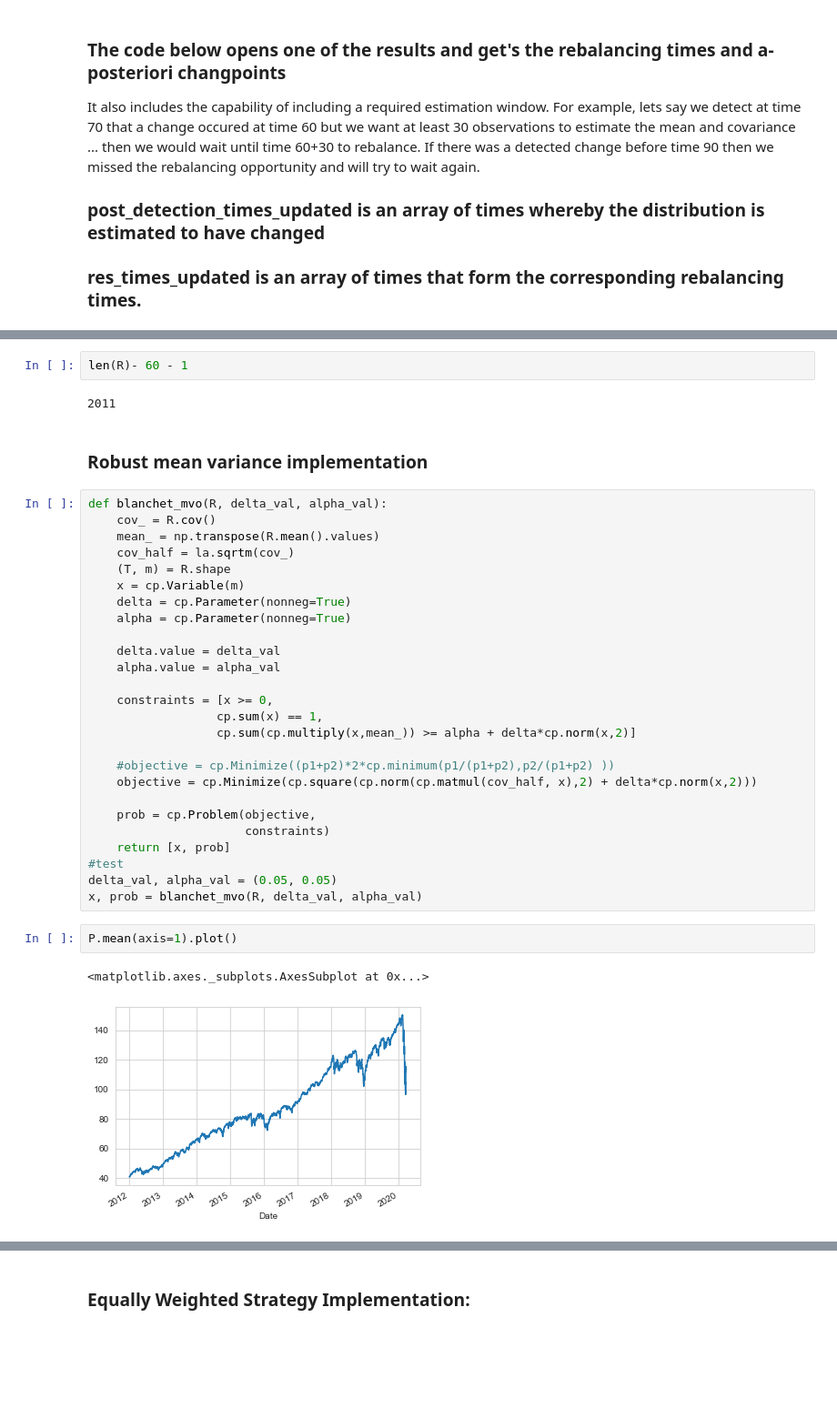
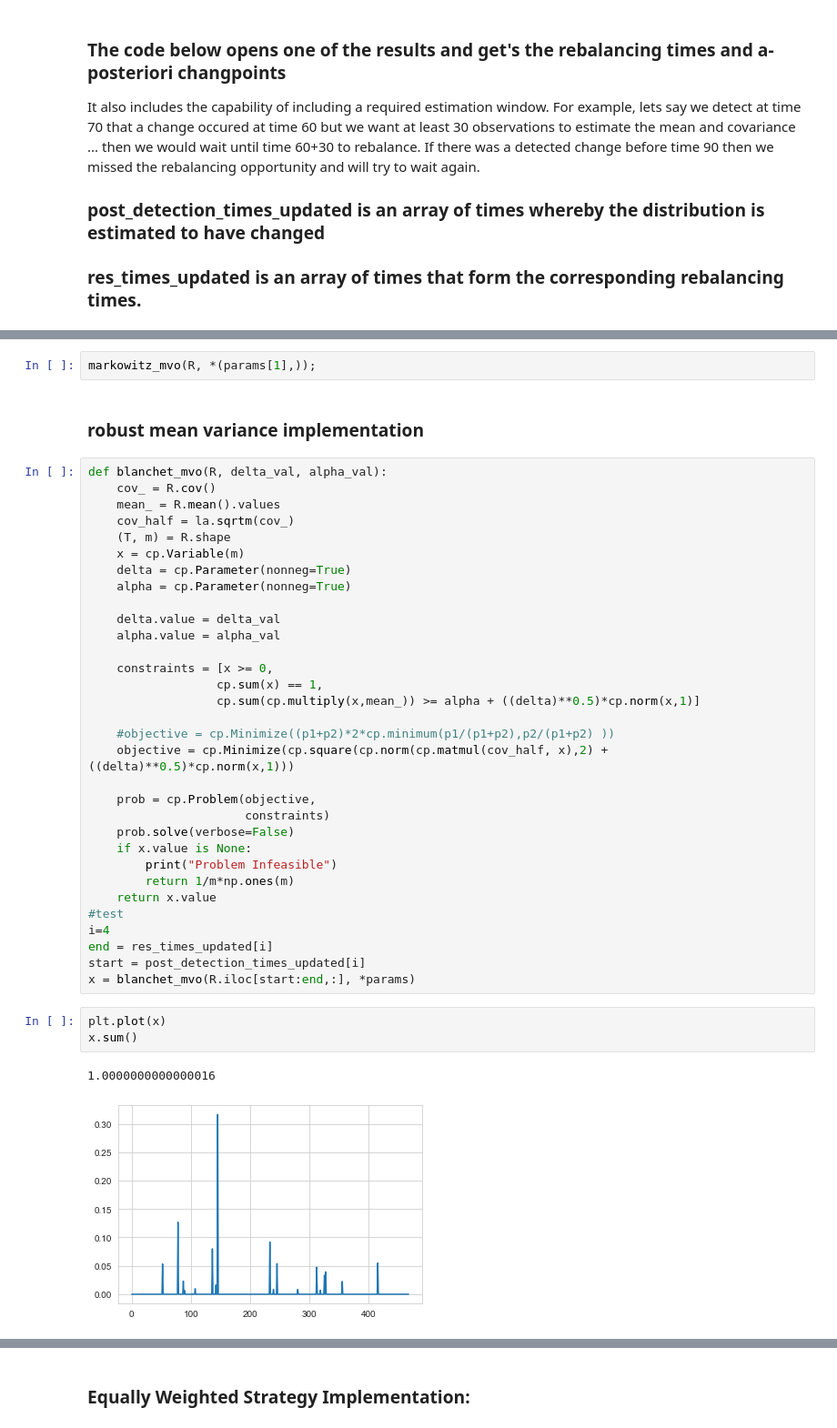
Before and after one commit to davidislip/ECE1505-Project, a Jupyter notebook: Data_ChangeDetection.ipynb, the cells around one changed output, grey strips where cells are left out. Shown: that part at 91% size. Saved outputs shown, nothing was run; the diff lists cells and outputs as text; blank space fills up the shorter version.

```diff
--- a/Data_ChangeDetection.ipynb
+++ b/Data_ChangeDetection.ipynb
@@ -607,13 +629,11 @@ res["mid_points"][-1] + 60
 # %%
-len(R)- 60 - 1
+markowitz_mvo(R, *(params[1],));
-# %% [output]
-2011
 # %% [markdown]
-### Robust mean variance implementation
+### robust mean variance implementation
 # %%
 def blanchet_mvo(R, delta_val, alpha_val):
     cov_ = R.cov()
-    mean_ = np.transpose(R.mean().values)
+    mean_ = R.mean().values
     cov_half = la.sqrtm(cov_)
     (T, m) = R.shape
     x = cp.Variable(m)
@@ -625,19 +645,26 @@ def blanchet_mvo(R, delta_val, alpha_val):
 
     constraints = [x >= 0,
                   cp.sum(x) == 1,
-                  cp.sum(cp.multiply(x,mean_)) >= alpha + delta*cp.norm(x,2)]
+                  cp.sum(cp.multiply(x,mean_)) >= alpha + ((delta)**0.5)*cp.norm(x,1)]
 
     #objective = cp.Minimize((p1+p2)*2*cp.minimum(p1/(p1+p2),p2/(p1+p2) ))
-    objective = cp.Minimize(cp.square(cp.norm(cp.matmul(cov_half, x),2) + delta*cp.norm(x,2)))
+    objective = cp.Minimize(cp.square(cp.norm(cp.matmul(cov_half, x),2) + ((delta)**0.5)*cp.norm(x,1)))
 
     prob = cp.Problem(objective,
                       constraints)
-    return [x, prob]
+    prob.solve(verbose=False)
+    if x.value is None:
+        print("Problem Infeasible")
+        return 1/m*np.ones(m)
+    return x.value
 #test
-delta_val, alpha_val = (0.05, 0.05)
-x, prob = blanchet_mvo(R, delta_val, alpha_val)
+i=4
+end = res_times_updated[i]
+start = post_detection_times_updated[i]
+x = blanchet_mvo(R.iloc[start:end,:], *params)
-# %%
-P.mean(axis=1).plot()
-# %% [output]
-<matplotlib.axes._subplots.AxesSubplot at 0x...>
-[figure, removed]
+# %%
+plt.plot(x)
+x.sum()
+# %% [output]
+1.0000000000000016
+[figure, added]
```
Also changed, not shown: parts of 31 cells of this notebook, 43 other files.
